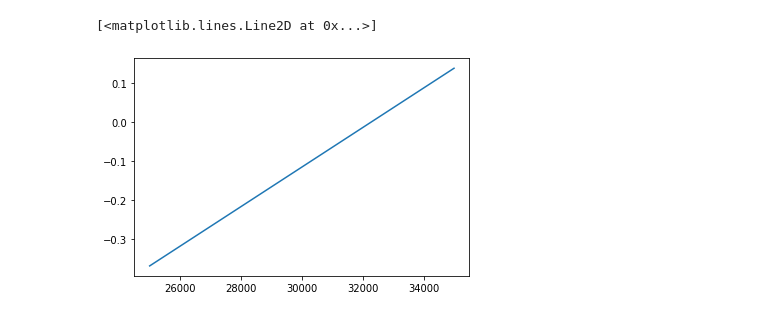
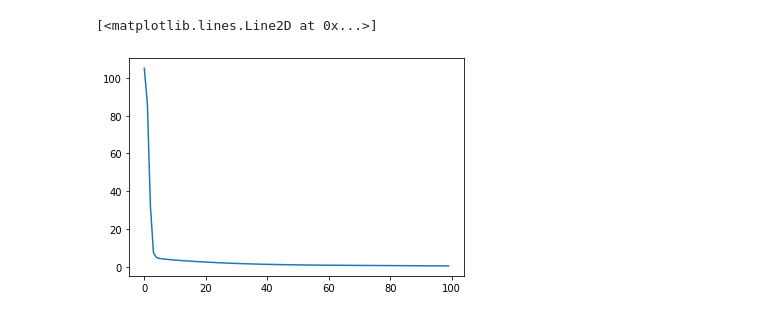
Before and after one commit to ChrisMott97/Structural-Health-Monitoring-Group-Project, a Jupyter notebook: auto-encoder/auto_encoder.ipynb, the cells around one changed output. Drawn from its saved outputs; the diff is of its cells as text; code cells hidden in the pictures.

```diff
--- a/auto-encoder/auto_encoder.ipynb
+++ b/auto-encoder/auto_encoder.ipynb
@@ -27,6 +45,8 @@ def load_data(filetype='sql'):
 # %%
 data = load_data('csv')
 #data = data[25000:35000]
+# %%
+data = convert_timestamp(data)
 # %%
 data
 # %% [output]
@@ -45,2 +65,4 @@ data
 65408 rows × 101 columns
+# %%
+xl = pd.read_excel('quasi_static.xlsx')
 # %%
@@ -66,2 +76,2 @@ training_data = (training_data - training_data.mean())/training_data.std()
 # %%
-training_data
+training_data = create_training_data(xl)
@@ -82,5 +103,37 @@ training_data
+# %%
+num_epochs=100
+batch_size=100
+learning_rate=1e-4
+device = torch.device('cuda:0' if torch.cuda.is_available() else 'cpu')
+
+training_tensor_data = torch.from_numpy(training_data[:10000].values.astype(np.float32))
+testing_tensor_data = torch.from_numpy(training_data[10000:].values.astype(np.float32))
+load = DataLoader(training_tensor_data, batch_size=batch_size, shuffle=False)
+
+model = AutoEncoder()
+loss_func = nn.MSELoss()
+optimiser = torch.optim.Adam(model.parameters(), lr=learning_rate)
+model.to(device)
+model.train()
+
+loss_list = []
+
+for epoch in range(num_epochs):
+    epoch_loss = 0
+    for idx, item in enumerate(load):
+        # forward
+        output = model(item.to(device))
+        loss = loss_func(output, item)
+
+        # backward
+        optimiser.zero_grad()
+        loss.backward()
+        optimiser.step()
+
+        epoch_loss += loss.item()
+    loss_list.append(epoch_loss)
 # %%
-plt.plot(data['timestamp'])
+plt.plot(loss_list)
 # %% [output]
 [<matplotlib.lines.Line2D at 0x...>]
-[figure, old version]
+[figure, new version]
```
Also changed, not shown: parts of 27 cells of this notebook, 1 other file.
